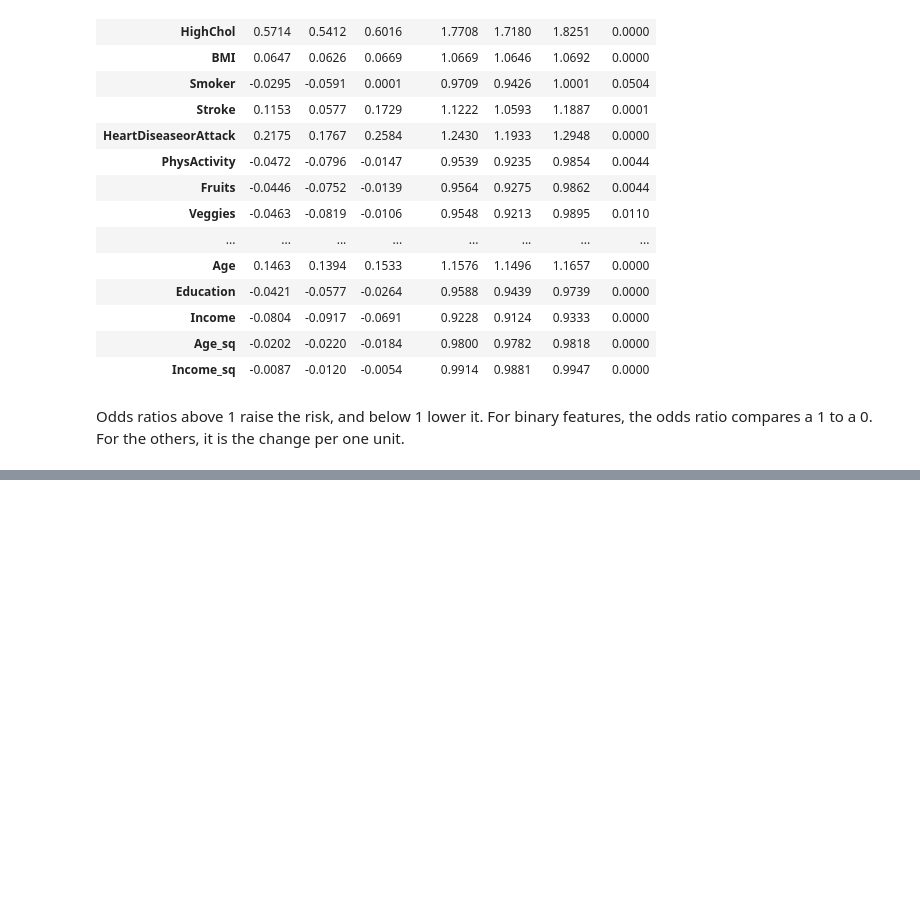
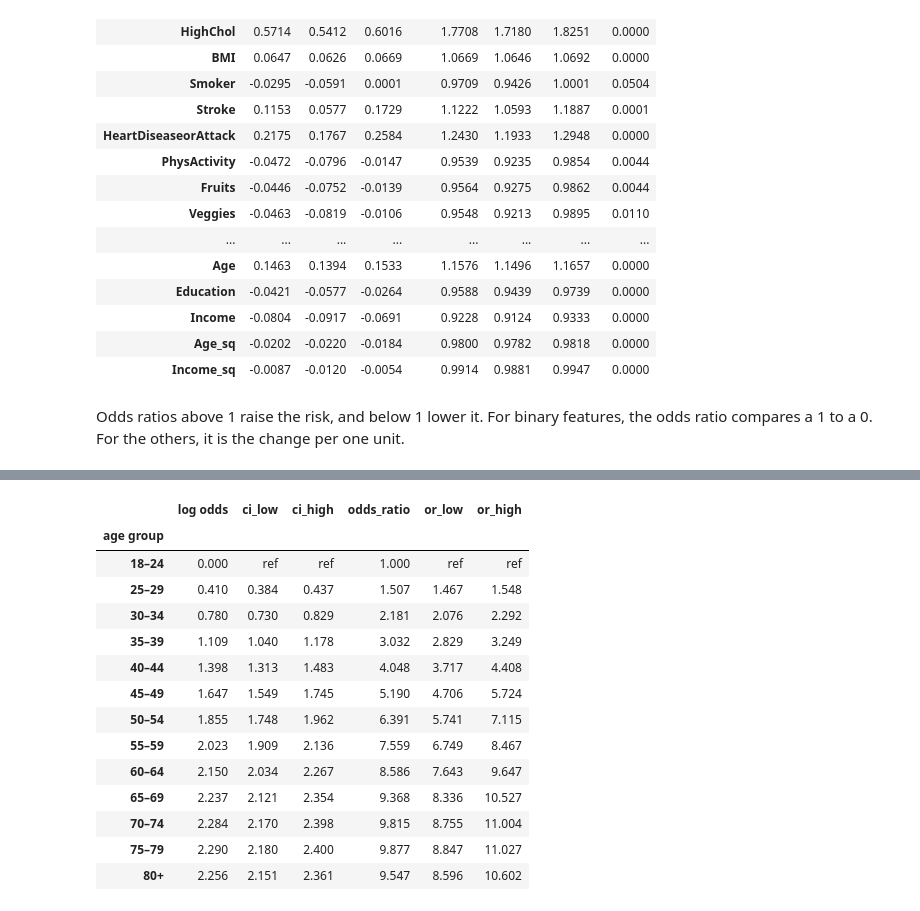
Before and after one commit to Lone-Wolfgang/brfss2015-diabetes-eda, a Jupyter notebook: Lab2/WolfgangKlein.ipynb, the cells around one changed output, grey strips where cells are left out. Saved outputs shown, nothing was run; the diff lists cells and outputs as text; code cells hidden in the pictures; blank space fills up the shorter version.

```diff
--- a/Lab2/WolfgangKlein.ipynb
+++ b/Lab2/WolfgangKlein.ipynb
@@ -653,0 +649,36 @@ health rating, more bad days probably reflect problems other than diabetes.
+# %%
+AGE_GROUPS = ["18–24", "25–29", "30–34", "35–39", "40–44", "45–49", "50–54",
+              "55–59", "60–64", "65–69", "70–74", "75–79", "80+"]
+a = np.arange(1, 14) - raw["Age"].mean()          # centered age codes, as in §1
+
+L = np.zeros((len(a), len(logit.params)))
+L[:, logit.params.index.get_loc("Age")]    = a - a[0]
+L[:, logit.params.index.get_loc("Age_sq")] = a**2 - a[0]**2
+contrast = logit.t_test(L[1:])                    # every group vs 18–24
+lo, hi = contrast.conf_int().T
+
+age_table = pd.DataFrame({
+    "log odds":   np.r_[0, contrast.effect],
+    "ci_low":     np.r_[np.nan, lo],
+    "ci_high":    np.r_[np.nan, hi],
+    "odds_ratio": np.r_[1, np.exp(contrast.effect)],
+    "or_low":     np.r_[np.nan, np.exp(lo)],
+    "or_high":    np.r_[np.nan, np.exp(hi)],
+}, index=pd.Index(AGE_GROUPS, name="age group"))
+display(age_table.style.format("{:.3f}", na_rep="ref"))
+# %% [output]
+|  | log odds | ci_low | ci_high | odds_ratio | or_low | or_high |
+| age group |  |  |  |  |  |  |
+| 18–24 | 0.000 | ref | ref | 1.000 | ref | ref |
+| 25–29 | 0.410 | 0.384 | 0.437 | 1.507 | 1.467 | 1.548 |
+| 30–34 | 0.780 | 0.730 | 0.829 | 2.181 | 2.076 | 2.292 |
+| 35–39 | 1.109 | 1.040 | 1.178 | 3.032 | 2.829 | 3.249 |
+| 40–44 | 1.398 | 1.313 | 1.483 | 4.048 | 3.717 | 4.408 |
+| 45–49 | 1.647 | 1.549 | 1.745 | 5.190 | 4.706 | 5.724 |
+| 50–54 | 1.855 | 1.748 | 1.962 | 6.391 | 5.741 | 7.115 |
+| 55–59 | 2.023 | 1.909 | 2.136 | 7.559 | 6.749 | 8.467 |
+| 60–64 | 2.150 | 2.034 | 2.267 | 8.586 | 7.643 | 9.647 |
+| 65–69 | 2.237 | 2.121 | 2.354 | 9.368 | 8.336 | 10.527 |
+| 70–74 | 2.284 | 2.170 | 2.398 | 9.815 | 8.755 | 11.004 |
+| 75–79 | 2.290 | 2.180 | 2.400 | 9.877 | 8.847 | 11.027 |
+| 80+ | 2.256 | 2.151 | 2.361 | 9.547 | 8.596 | 10.602 |
```
Also changed, not shown: parts of 6 cells of this notebook.
